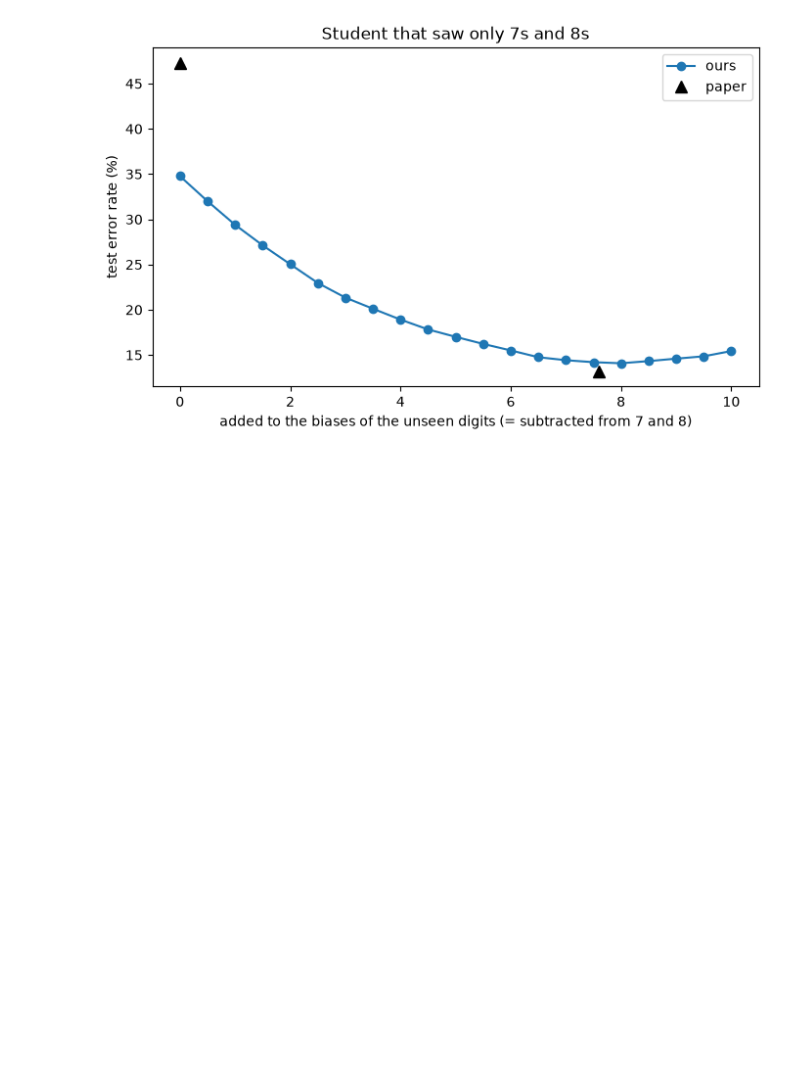
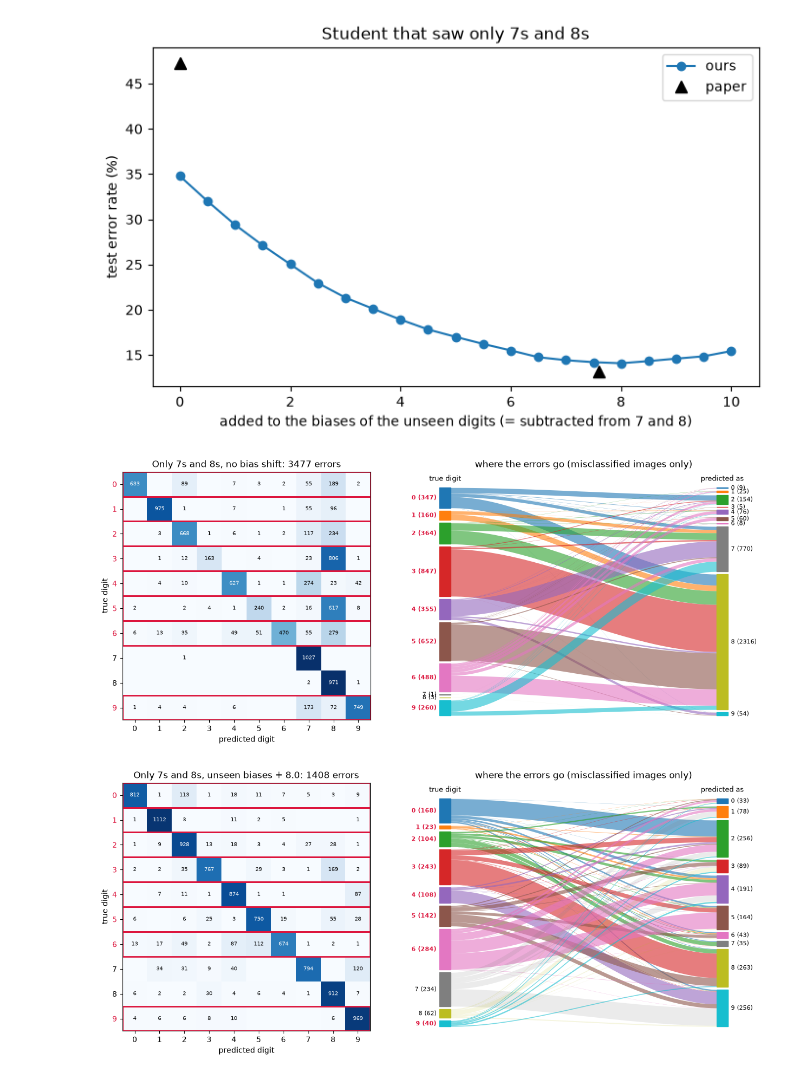
Before and after one commit to Swllen/distillation, a Jupyter notebook: mnist/reproduce.ipynb, the cells around one changed output. Saved outputs shown, nothing was run; the diff lists cells and outputs as text; code cells hidden in the pictures; blank space fills up the shorter version.

```diff
--- a/mnist/reproduce.ipynb
+++ b/mnist/reproduce.ipynb
@@ -534,3 +385,12 @@ ax.legend()
 plt.show()
 # %% [output]
 [figure]
+# %%
+from plots import predictions, show_predictions
+
+unseen = STUDENT_ONLY78["exclude_digits"]
+show_predictions(y_test, predictions(only78_model, x_test), highlight=unseen, title="Only 7s and 8s, no bias shift")
+show_predictions(y_test, predictions(only78_model, x_test, unseen, best78[0]), highlight=unseen, title=f"Only 7s and 8s, unseen biases + {best78[0]}")
+# %% [output]
+[figure, added]
+[figure, added]
```
Also changed, not shown: parts of 5 cells of this notebook.
